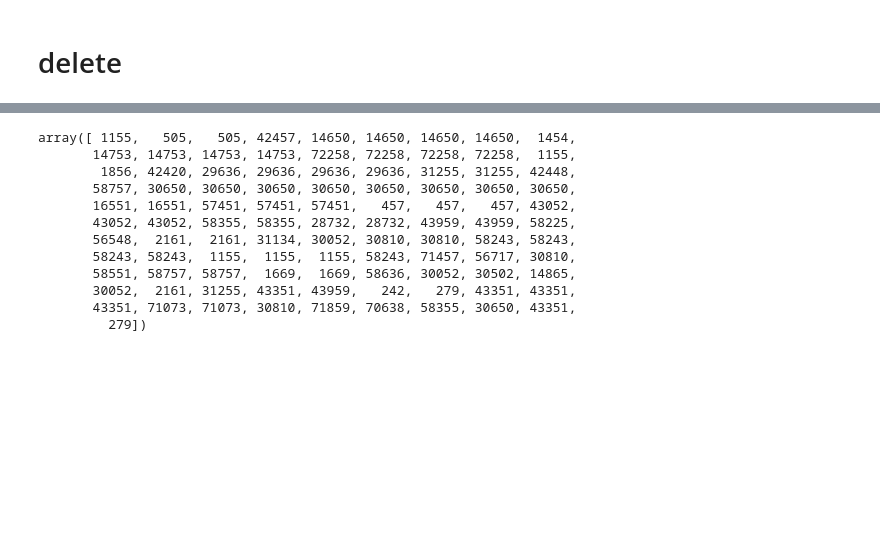
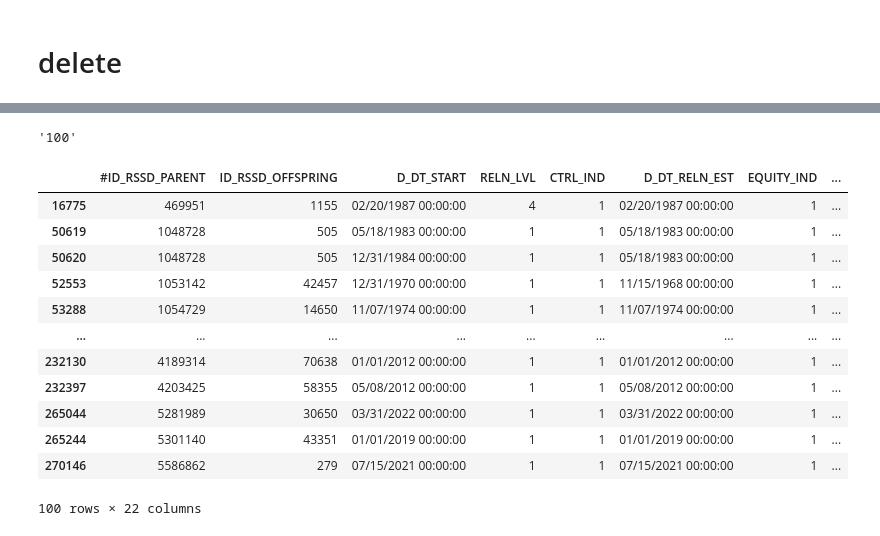
Before and after one commit to bank-green/bankgreen-django, a Jupyter notebook: datasource/local/usnic/playground.ipynb, the cells around one changed output, grey strips where cells are left out. Cells and saved outputs as stored; diff of their text form; code cells hidden in the pictures; blank space fills up the shorter version.

```diff
--- a/datasource/local/usnic/playground.ipynb
+++ b/datasource/local/usnic/playground.ipynb
@@ -94,15 +97,20 @@ len(rssds)
+# %%
+"50-100".split('-')[-1]
+# %% [output]
+'100'
 # %%
-rels_abridged["ID_RSSD_OFFSPRING"].values
+rels_abridged
 # %% [output]
+|  | #ID_RSSD_PARENT | ID_RSSD_OFFSPRING | D_DT_START | RELN_LVL | CTRL_IND | D_DT_RELN_EST | EQUITY_IND | ... |
+| 16775 | 469951 | 1155 | 02/20/1987 00:00:00 | 4 | 1 | 02/20/1987 00:00:00 | 1 | ... |
+| 50619 | 1048728 | 505 | 05/18/1983 00:00:00 | 1 | 1 | 05/18/1983 00:00:00 | 1 | ... |
+| 50620 | 1048728 | 505 | 12/31/1984 00:00:00 | 1 | 1 | 05/18/1983 00:00:00 | 1 | ... |
+| 52553 | 1053142 | 42457 | 12/31/1970 00:00:00 | 1 | 1 | 11/15/1968 00:00:00 | 1 | ... |
+| 53288 | 1054729 | 14650 | 11/07/1974 00:00:00 | 1 | 1 | 11/07/1974 00:00:00 | 1 | ... |
+| ... | ... | ... | ... | ... | ... | ... | ... | ... |
+| 232130 | 4189314 | 70638 | 01/01/2012 00:00:00 | 1 | 1 | 01/01/2012 00:00:00 | 1 | ... |
+| 232397 | 4203425 | 58355 | 05/08/2012 00:00:00 | 1 | 1 | 05/08/2012 00:00:00 | 1 | ... |
+| 265044 | 5281989 | 30650 | 03/31/2022 00:00:00 | 1 | 1 | 03/31/2022 00:00:00 | 1 | ... |
+| 265244 | 5301140 | 43351 | 01/01/2019 00:00:00 | 1 | 1 | 01/01/2019 00:00:00 | 1 | ... |
+| 270146 | 5586862 | 279 | 07/15/2021 00:00:00 | 1 | 1 | 07/15/2021 00:00:00 | 1 | ... |
-array([ 1155,   505,   505, 42457, 14650, 14650, 14650, 14650,  1454,
-       14753, 14753, 14753, 14753, 72258, 72258, 72258, 72258,  1155,
-        1856, 42420, 29636, 29636, 29636, 29636, 31255, 31255, 42448,
-       58757, 30650, 30650, 30650, 30650, 30650, 30650, 30650, 30650,
-       16551, 16551, 57451, 57451, 57451,   457,   457,   457, 43052,
-       43052, 43052, 58355, 58355, 28732, 28732, 43959, 43959, 58225,
-       56548,  2161,  2161, 31134, 30052, 30810, 30810, 58243, 58243,
-       58243, 58243,  1155,  1155,  1155, 58243, 71457, 56717, 30810,
-       58551, 58757, 58757,  1669,  1669, 58636, 30052, 30502, 14865,
-       30052,  2161, 31255, 43351, 43959,   242,   279, 43351, 43351,
-       43351, 71073, 71073, 30810, 71859, 70638, 58355, 30650, 43351,
-         279])
+100 rows × 22 columns
```
Also changed, not shown: parts of 3 cells of this notebook, 2 other files.
